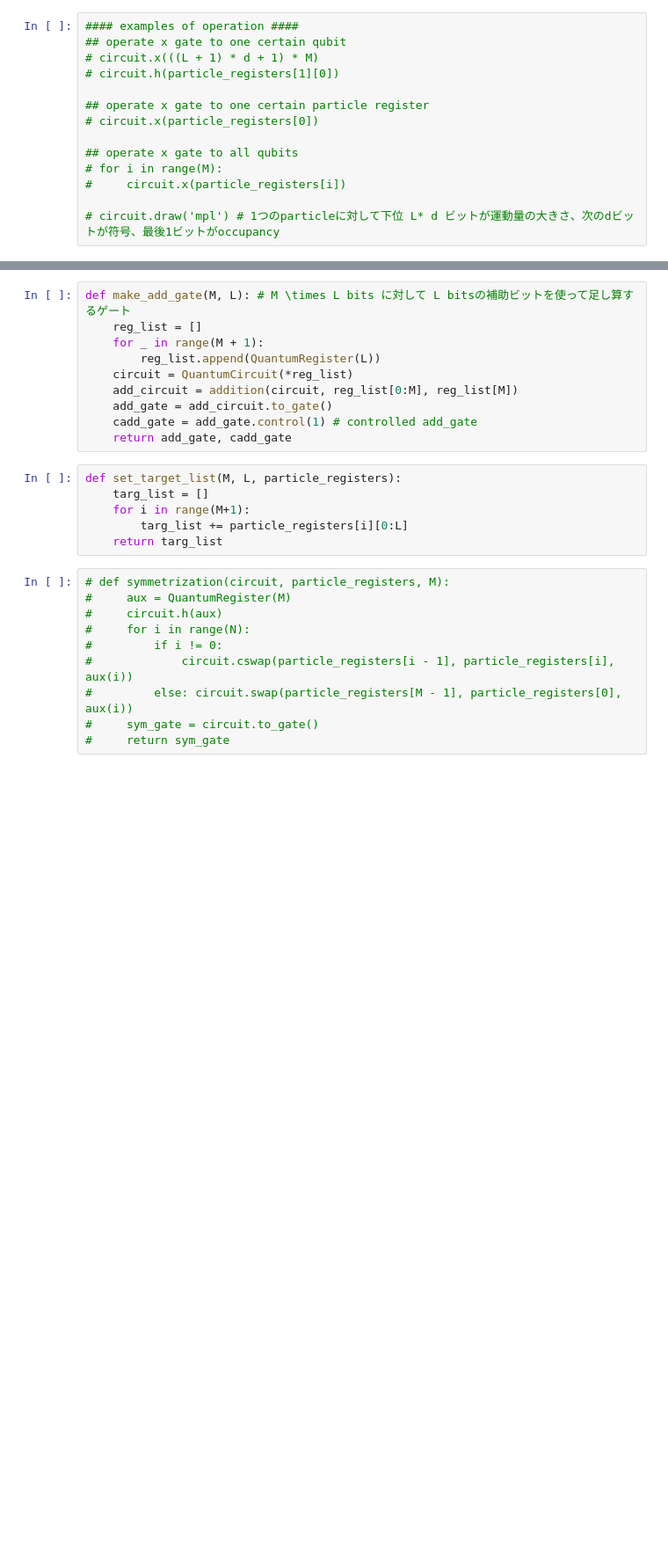
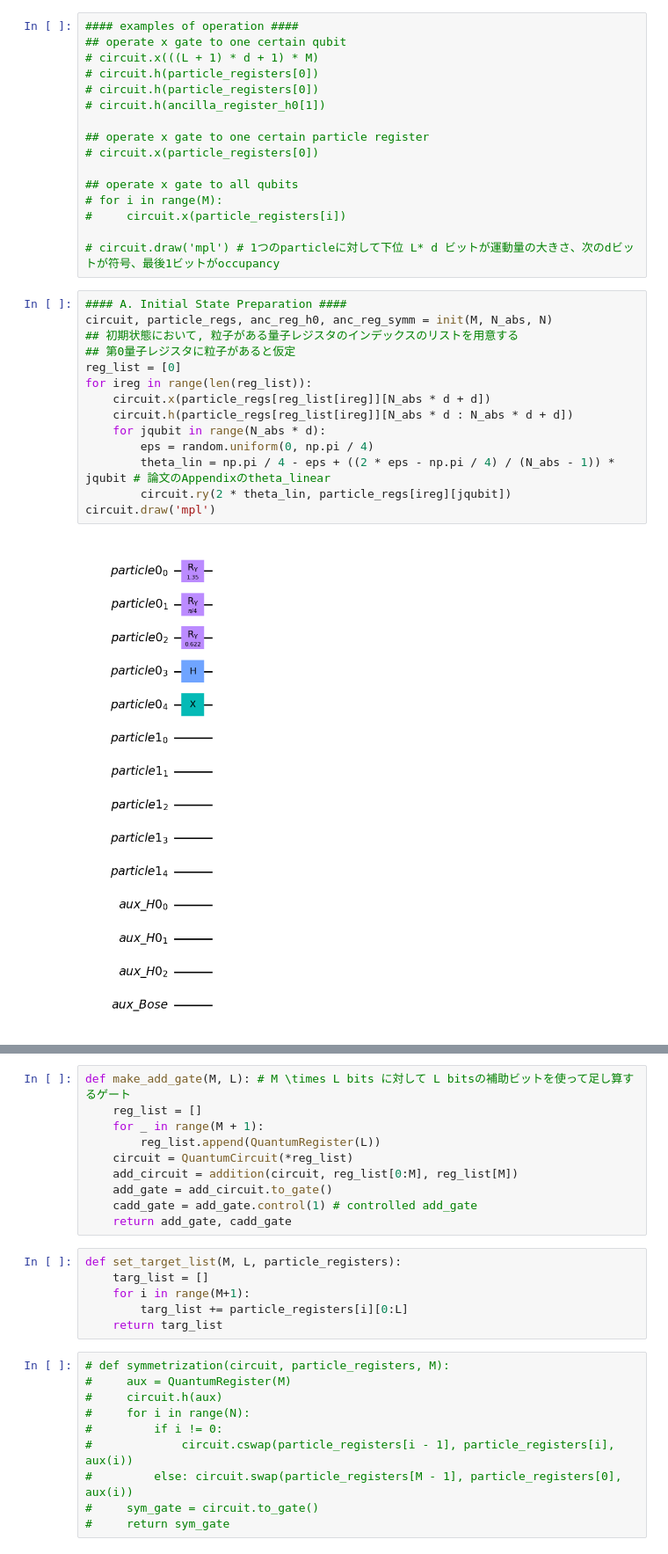
Before and after one commit to UTokyo-ICEPP/single-particle-qft, a Jupyter notebook: qsp/qc_single_particle.ipynb, the cells around one changed output, grey strips where cells are left out. Shown at 88% size. Drawn from its saved outputs; the diff is of its cells as text; blank space fills up the shorter version.

```diff
--- a/qsp/qc_single_particle.ipynb
+++ b/qsp/qc_single_particle.ipynb
@@ -21,7 +37,9 @@ def init(M): # initialize circuit
 #### examples of operation ####
 ## operate x gate to one certain qubit
 # circuit.x(((L + 1) * d + 1) * M)
-# circuit.h(particle_registers[1][0])
+# circuit.h(particle_registers[0])
+# circuit.h(particle_registers[0])
+# circuit.h(ancilla_register_h0[1])
 
 ## operate x gate to one certain particle register
 # circuit.x(particle_registers[0])
@@ -31,3 +49,19 @@ def init(M): # initialize circuit
 #     circuit.x(particle_registers[i])
 
 # circuit.draw('mpl') # 1つのparticleに対して下位 L* d ビットが運動量の大きさ、次のdビットが符号、最後1ビットがoccupancy
+# %%
+#### A. Initial State Preparation ####
+circuit, particle_regs, anc_reg_h0, anc_reg_symm = init(M, N_abs, N)
+## 初期状態において, 粒子がある量子レジスタのインデックスのリストを用意する
+## 第0量子レジスタに粒子があると仮定
+reg_list = [0]
+for ireg in range(len(reg_list)):
+    circuit.x(particle_regs[reg_list[ireg]][N_abs * d + d])
+    circuit.h(particle_regs[reg_list[ireg]][N_abs * d : N_abs * d + d])
+    for jqubit in range(N_abs * d):
+        eps = random.uniform(0, np.pi / 4)
+        theta_lin = np.pi / 4 - eps + ((2 * eps - np.pi / 4) / (N_abs - 1)) * jqubit # 論文のAppendixのtheta_linear
+        circuit.ry(2 * theta_lin, particle_regs[ireg][jqubit])
+circuit.draw('mpl')
+# %% [output]
+[figure, added]
```
Also changed, not shown: parts of 14 cells of this notebook, 1 other file.
